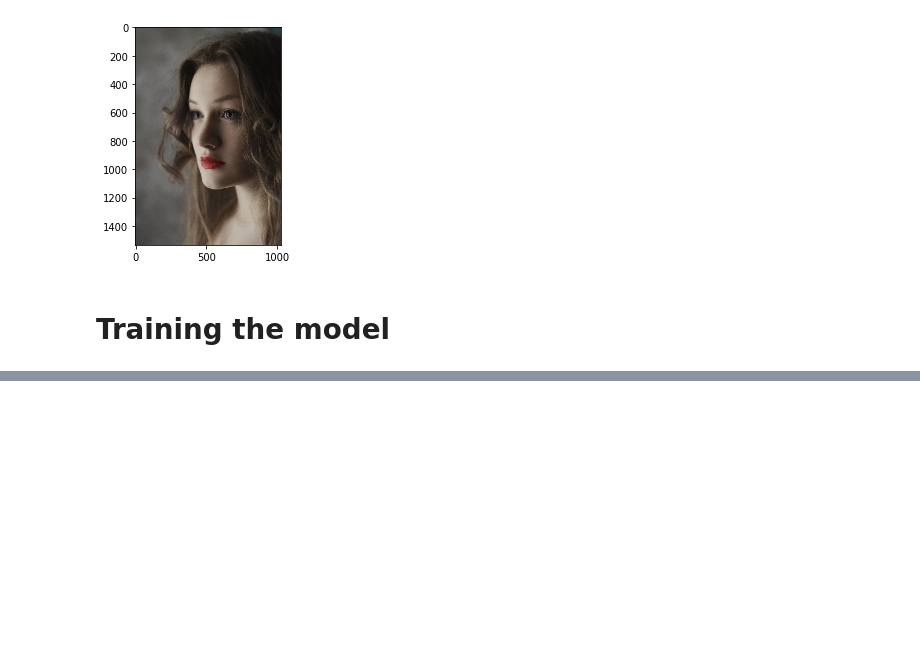
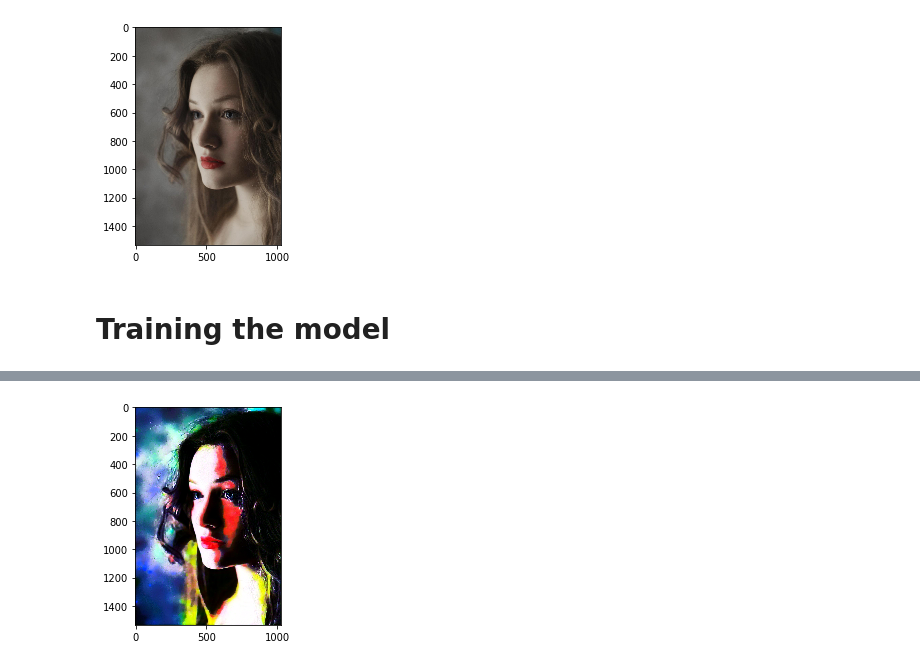
Before and after one commit to psambit9791/ArtWithinAI, a Jupyter notebook: II - Style Transfer.ipynb, the cells around one changed output, grey strips where cells are left out. Cells and saved outputs as stored; diff of their text form; code cells hidden in the pictures; blank space fills up the shorter version.

Commit message:
New images added for Set11

```diff
--- a/II - Style Transfer.ipynb
+++ b/II - Style Transfer.ipynb
@@ -189,8 +189,8 @@ def style_transfer(vgg, content_img, style_img, input_img, iters=10, style_w=100
     plt.imshow(final_img)
     return final_img
 # %%
-output = style_transfer(vgg, content, style, input_img, iters=100, style_w=50000000, content_w=10)
-output.save("UpdatedSets/"+set_folder+"/output_large.png")
+output = style_transfer(vgg, content, style, input_img, iters=130, style_w=50000000, content_w=10)
+output.save("UpdatedSets/"+set_folder+"/output_large3.png")
 # %% [output]
 Iteration 1:  Style Loss = 0.000016  Content Loss = 0.000000
 Iteration 1:  Style Loss = 0.000016  Content Loss = 0.000000
@@ -211,0 +212 @@ Iteration 99:  Style Loss = 0.000000  Content Loss = 0.156210
+[figure, added]
```
Also changed, not shown: parts of 1 cell of this notebook, 2 other files.
